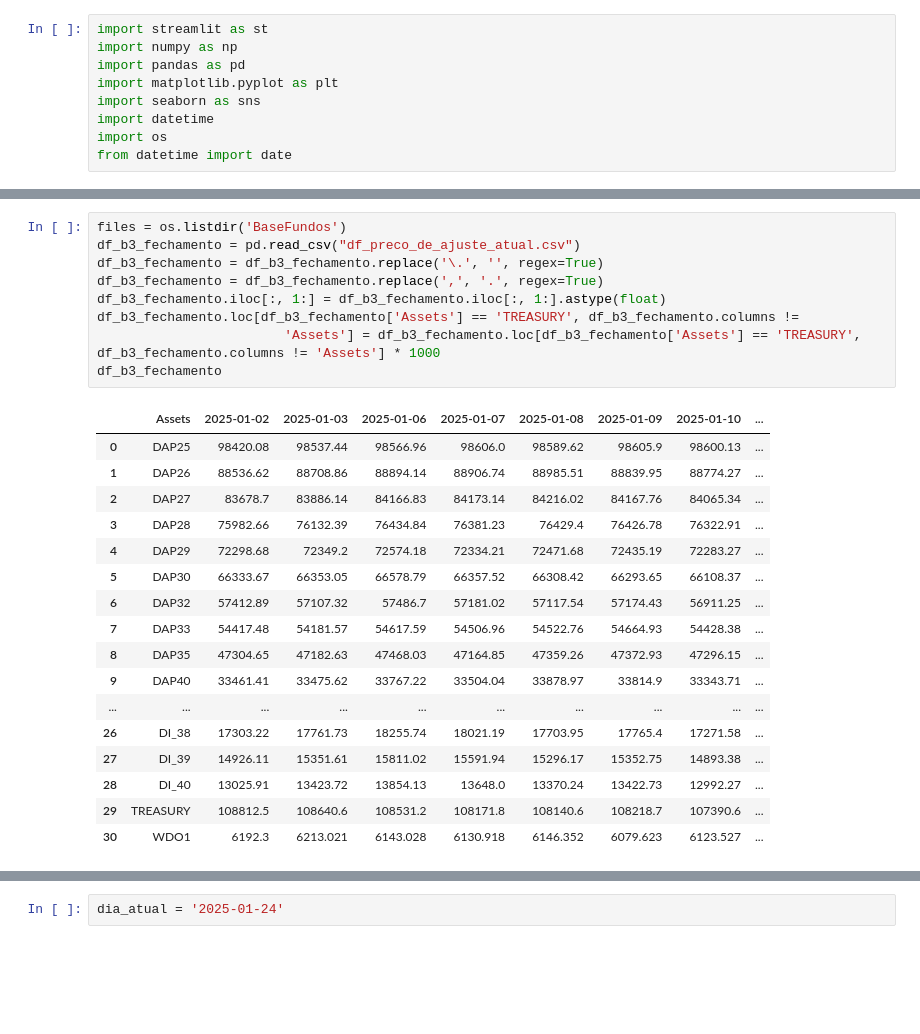
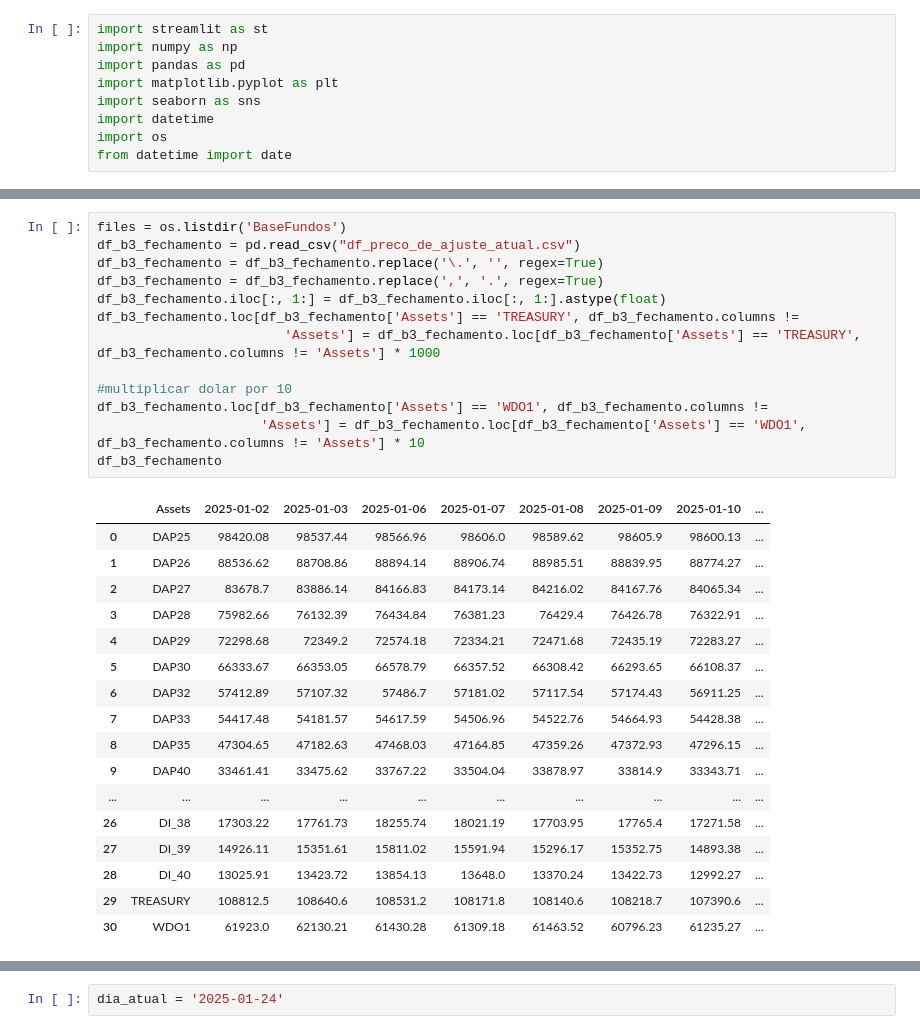
Before and after one commit to AFINVEST/Projeto-Gestao-Risco, a Jupyter notebook: Teste.ipynb, the cells around one changed output, grey strips where cells are left out. Saved outputs shown, nothing was run; the diff lists cells and outputs as text; blank space fills up the shorter version.

```diff
--- a/Teste.ipynb
+++ b/Teste.ipynb
@@ -45,27 +44,31 @@ df_fundos
 # %%
 files = os.listdir('BaseFundos')
 df_b3_fechamento = pd.read_csv("df_preco_de_ajuste_atual.csv")
 df_b3_fechamento = df_b3_fechamento.replace('\.', '', regex=True)
 df_b3_fechamento = df_b3_fechamento.replace(',', '.', regex=True)
 df_b3_fechamento.iloc[:, 1:] = df_b3_fechamento.iloc[:, 1:].astype(float)
 df_b3_fechamento.loc[df_b3_fechamento['Assets'] == 'TREASURY', df_b3_fechamento.columns !=
                         'Assets'] = df_b3_fechamento.loc[df_b3_fechamento['Assets'] == 'TREASURY', df_b3_fechamento.columns != 'Assets'] * 1000
+
+#multiplicar dolar por 10
+df_b3_fechamento.loc[df_b3_fechamento['Assets'] == 'WDO1', df_b3_fechamento.columns !=
+                     'Assets'] = df_b3_fechamento.loc[df_b3_fechamento['Assets'] == 'WDO1', df_b3_fechamento.columns != 'Assets'] * 10
 df_b3_fechamento
 # %% [output]
 |  | Assets | 2025-01-02 | 2025-01-03 | 2025-01-06 | 2025-01-07 | 2025-01-08 | 2025-01-09 | 2025-01-10 | ... |
 | 0 | DAP25 | 98420.08 | 98537.44 | 98566.96 | 98606.0 | 98589.62 | 98605.9 | 98600.13 | ... |
 | 1 | DAP26 | 88536.62 | 88708.86 | 88894.14 | 88906.74 | 88985.51 | 88839.95 | 88774.27 | ... |
 | 2 | DAP27 | 83678.7 | 83886.14 | 84166.83 | 84173.14 | 84216.02 | 84167.76 | 84065.34 | ... |
 | 3 | DAP28 | 75982.66 | 76132.39 | 76434.84 | 76381.23 | 76429.4 | 76426.78 | 76322.91 | ... |
 | 4 | DAP29 | 72298.68 | 72349.2 | 72574.18 | 72334.21 | 72471.68 | 72435.19 | 72283.27 | ... |
 | 5 | DAP30 | 66333.67 | 66353.05 | 66578.79 | 66357.52 | 66308.42 | 66293.65 | 66108.37 | ... |
 | 6 | DAP32 | 57412.89 | 57107.32 | 57486.7 | 57181.02 | 57117.54 | 57174.43 | 56911.25 | ... |
 | 7 | DAP33 | 54417.48 | 54181.57 | 54617.59 | 54506.96 | 54522.76 | 54664.93 | 54428.38 | ... |
 | 8 | DAP35 | 47304.65 | 47182.63 | 47468.03 | 47164.85 | 47359.26 | 47372.93 | 47296.15 | ... |
 | 9 | DAP40 | 33461.41 | 33475.62 | 33767.22 | 33504.04 | 33878.97 | 33814.9 | 33343.71 | ... |
 | ... | ... | ... | ... | ... | ... | ... | ... | ... | ... |
 | 26 | DI_38 | 17303.22 | 17761.73 | 18255.74 | 18021.19 | 17703.95 | 17765.4 | 17271.58 | ... |
 | 27 | DI_39 | 14926.11 | 15351.61 | 15811.02 | 15591.94 | 15296.17 | 15352.75 | 14893.38 | ... |
 | 28 | DI_40 | 13025.91 | 13423.72 | 13854.13 | 13648.0 | 13370.24 | 13422.73 | 12992.27 | ... |
 | 29 | TREASURY | 108812.5 | 108640.6 | 108531.2 | 108171.8 | 108140.6 | 108218.7 | 107390.6 | ... |
-| 30 | WDO1 | 6192.3 | 6213.021 | 6143.028 | 6130.918 | 6146.352 | 6079.623 | 6123.527 | ... |
+| 30 | WDO1 | 61923.0 | 62130.21 | 61430.28 | 61309.18 | 61463.52 | 60796.23 | 61235.27 | ... |
```
Also changed, not shown: parts of 18 cells of this notebook, 4 other files.
